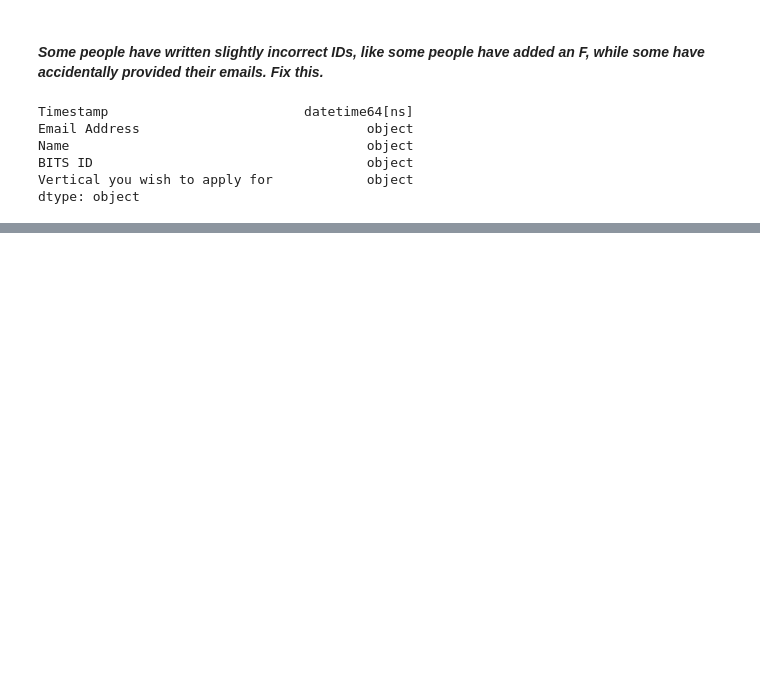
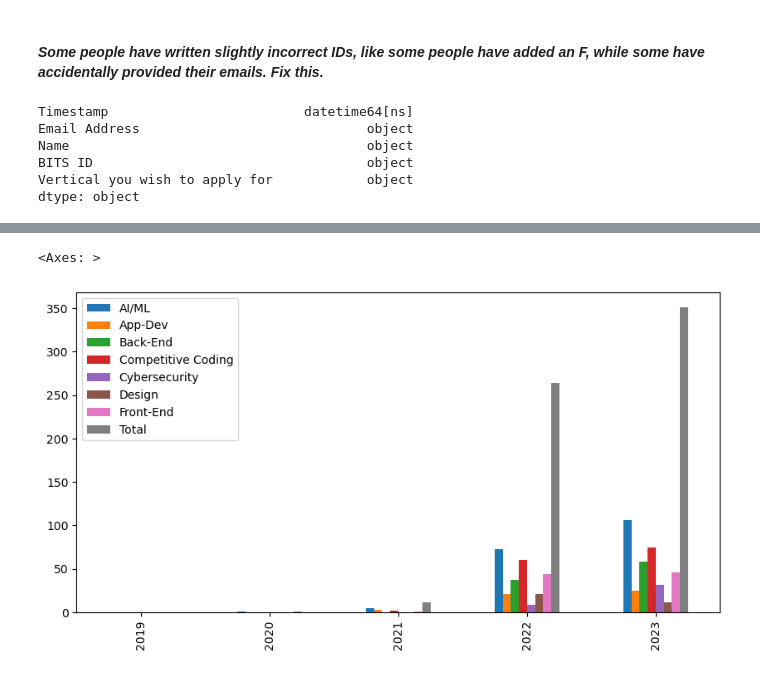
Before and after one commit to Y0shicon/GDSC-Task, a Jupyter notebook: Task 2/Q4/Q4.ipynb, the cells around one changed output, grey strips where cells are left out. Drawn from its saved outputs; the diff is of its cells as text; code cells hidden in the pictures; blank space fills up the shorter version.

```diff
--- a/Task 2/Q4/Q4.ipynb
+++ b/Task 2/Q4/Q4.ipynb
@@ -110,0 +135,13 @@ df[df['BITS ID'].str[0].str.lower() == 'f'].sort_values(by=['BITS ID'])
+# %%
+# Converting the dictionary to a dataframe
+vertical_dict = pd.DataFrame(vertical_dict)
+# vertical_dict = vertical_dict.transpose()
+
+# Adding the total column
+vertical_dict['Total'] = vertical_dict.sum(axis=1)
+
+# Sorting the columns and rows
+vertical_dict = vertical_dict.reindex(sorted(vertical_dict.columns), axis=1)
+vertical_dict = vertical_dict.reindex(sorted(vertical_dict.index), axis=0)
+
+vertical_dict
@@ -110,0 +194,6 @@ df[df['BITS ID'].str[0].str.lower() == 'f'].sort_values(by=['BITS ID'])
+# %%
+# 2. Verticals vs Total Applicants vs Batch
+vertical_dict.plot(kind='bar', figsize=(10, 5))
+# %% [output]
+<Axes: >
+[figure, added]
```
Also changed, not shown: parts of 18 cells of this notebook, 1 other file.
